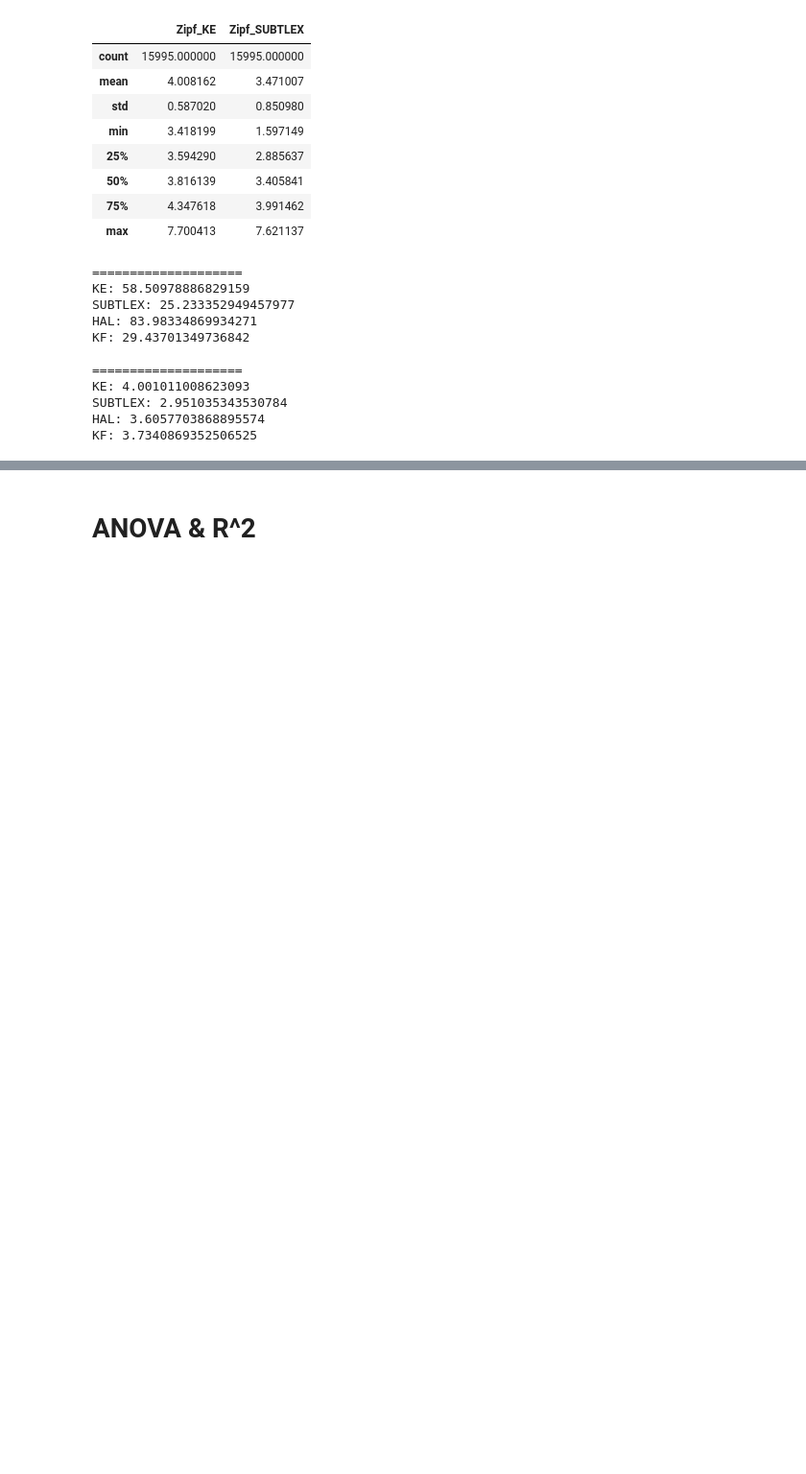
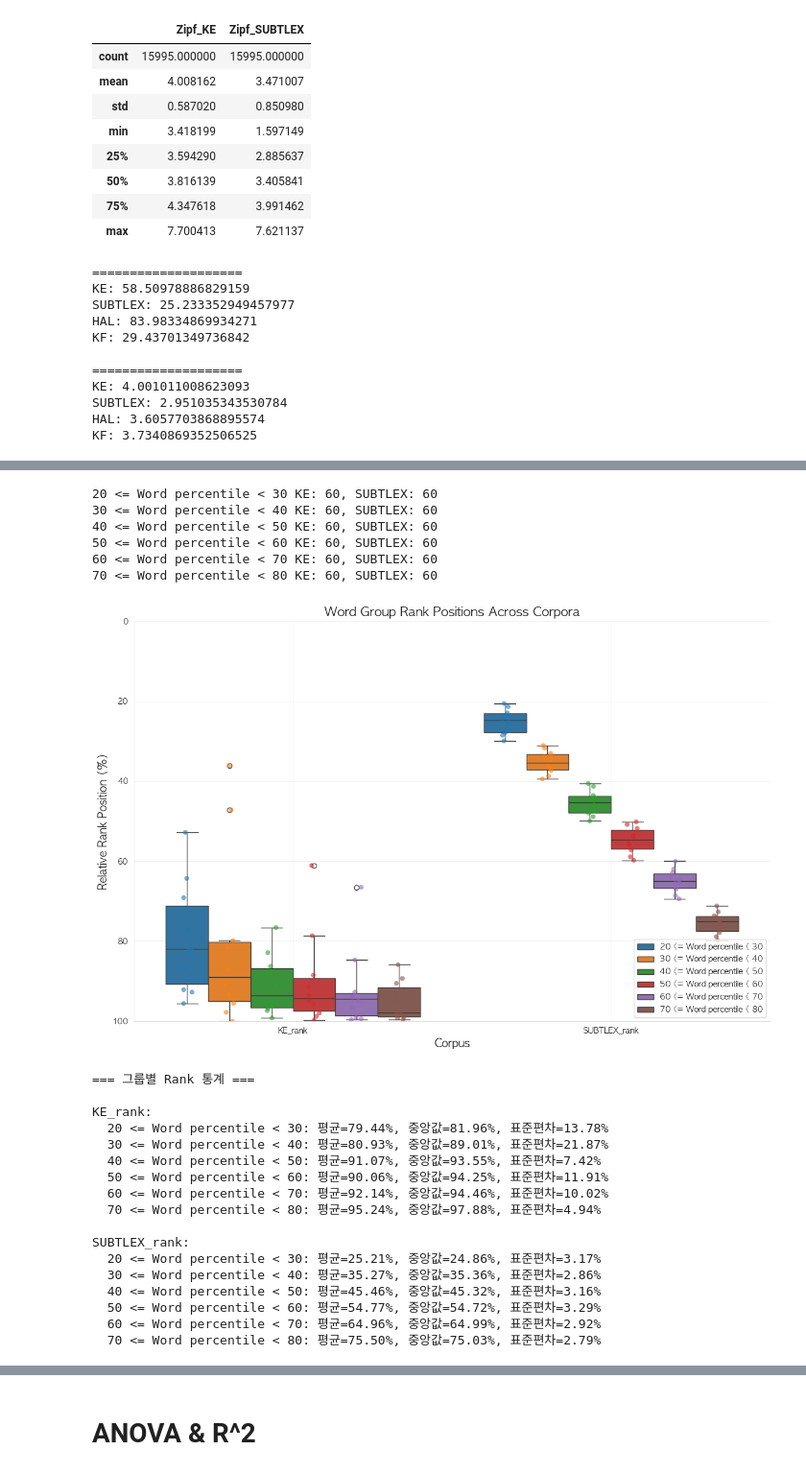
Before and after one commit to irregular6612/english-corpus-comparison, a Jupyter notebook: src/notebooks/behavior-exp-stimuli-selection.ipynb, the cells around one changed output, grey strips where cells are left out. Shown at 96% size. Cells and saved outputs as stored; diff of their text form; code cells hidden in the pictures; blank space fills up the shorter version.

```diff
--- a/src/notebooks/behavior-exp-stimuli-selection.ipynb
+++ b/src/notebooks/behavior-exp-stimuli-selection.ipynb
@@ -1396,0 +1753,53 @@ ELP_LDT_data
+# %%
+mask_ke_stimuli = ELP_LDT_data['Word'].str.lower().isin(KE_stimuli['Word'].str.lower())
+mask_sub_stimuli = ELP_LDT_data['Word'].str.lower().isin(SUBTLEX_stimuli['Word'].str.lower())
+
+word_groups = []
+group_names = []
+
+percentile_range = [(20, 30), (30, 40), (40, 50), (50, 60), (60, 70), (70, 80)]
+
+for percentile_min, percentile_max in percentile_range:
+    mask_ke_rank = (percentile_min <= ELP_LDT_data['KE_rank']) & (ELP_LDT_data['KE_rank'] < percentile_max)
+    mask_sub_rank = (percentile_min <= ELP_LDT_data['SUBTLEX_rank']) & (ELP_LDT_data['SUBTLEX_rank'] < percentile_max)
+
+    print(f"{percentile_min} <= Word percentile < {percentile_max} KE: {len(ELP_LDT_data[mask_ke_stimuli])}, SUBTLEX: {len(ELP_LDT_data[mask_sub_stimuli])}")
+    word_groups.append(ELP_LDT_data[(mask_sub_rank & mask_sub_stimuli)]['Word'])
+    group_names.append(f'{percentile_min} <= Word percentile < {percentile_max}')
+
+rank_columns = ['KE_rank', 'SUBTLEX_rank']
+
+# 함수 실행
+fig, plot_df = plot_word_group_ranks_by_corpus(
+    df=ELP_LDT_data,
+    word_col='Word',
+    rank_columns=rank_columns,
+    word_groups=word_groups,
+    group_names=group_names,
+    figsize=(12, 8)
+)
+# %% [output]
+20 <= Word percentile < 30 KE: 60, SUBTLEX: 60
+30 <= Word percentile < 40 KE: 60, SUBTLEX: 60
+40 <= Word percentile < 50 KE: 60, SUBTLEX: 60
+50 <= Word percentile < 60 KE: 60, SUBTLEX: 60
+60 <= Word percentile < 70 KE: 60, SUBTLEX: 60
+70 <= Word percentile < 80 KE: 60, SUBTLEX: 60
+[figure, added]
+=== 그룹별 Rank 통계 ===
+
+KE_rank:
+  20 <= Word percentile < 30: 평균=79.44%, 중앙값=81.96%, 표준편차=13.78%
+  30 <= Word percentile < 40: 평균=80.93%, 중앙값=89.01%, 표준편차=21.87%
+  40 <= Word percentile < 50: 평균=91.07%, 중앙값=93.55%, 표준편차=7.42%
+  50 <= Word percentile < 60: 평균=90.06%, 중앙값=94.25%, 표준편차=11.91%
+  60 <= Word percentile < 70: 평균=92.14%, 중앙값=94.46%, 표준편차=10.02%
+  70 <= Word percentile < 80: 평균=95.24%, 중앙값=97.88%, 표준편차=4.94%
+
+SUBTLEX_rank:
+  20 <= Word percentile < 30: 평균=25.21%, 중앙값=24.86%, 표준편차=3.17%
+  30 <= Word percentile < 40: 평균=35.27%, 중앙값=35.36%, 표준편차=2.86%
+  40 <= Word percentile < 50: 평균=45.46%, 중앙값=45.32%, 표준편차=3.16%
+  50 <= Word percentile < 60: 평균=54.77%, 중앙값=54.72%, 표준편차=3.29%
+  60 <= Word percentile < 70: 평균=64.96%, 중앙값=64.99%, 표준편차=2.92%
+  70 <= Word percentile < 80: 평균=75.50%, 중앙값=75.03%, 표준편차=2.79%
```
Also changed, not shown: parts of 53 cells of this notebook.
